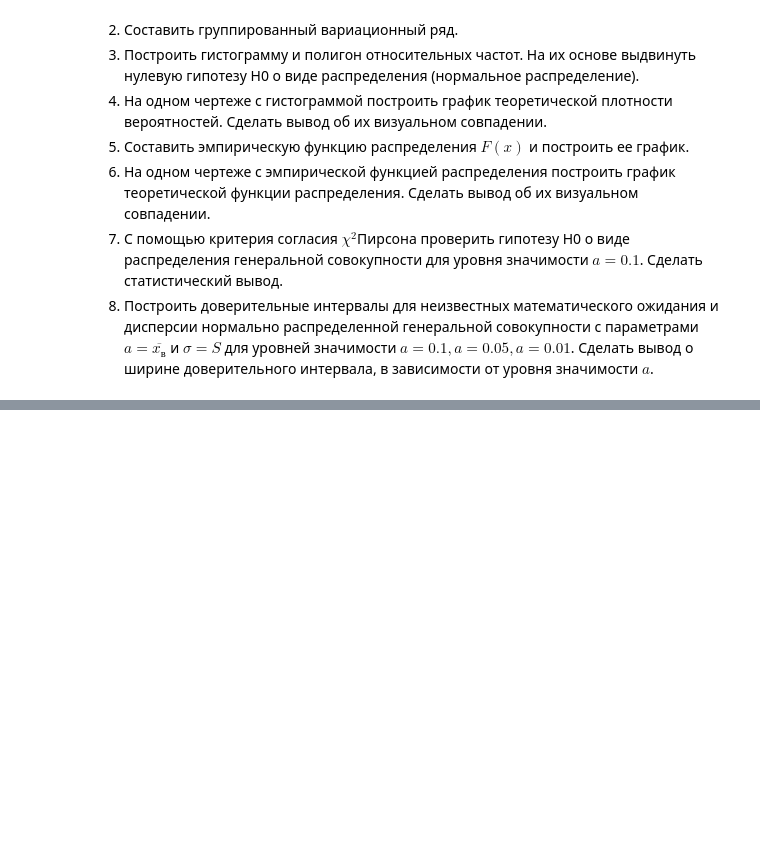
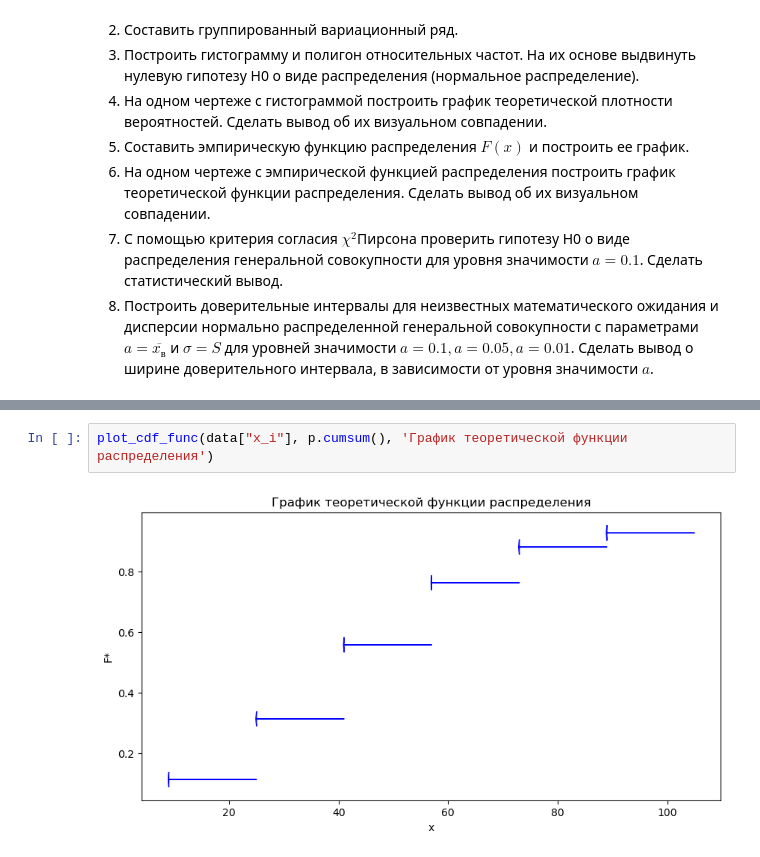
Before and after one commit to CosmDandy/Polytech-4-Sem-Statistics, a Jupyter notebook: Python/LB5/LB5_3.ipynb, the cells around one changed output, grey strips where cells are left out. Drawn from its saved outputs; the diff is of its cells as text; blank space fills up the shorter version.

```diff
--- a/Python/LB5/LB5_3.ipynb
+++ b/Python/LB5/LB5_3.ipynb
@@ -228,0 +185,4 @@ ValueError: Value of 'y' is not the name of a column in 'data_frame'. Expected o
+# %%
+plot_cdf_func(data["x_i"], p.cumsum(), 'График теоретической функции распределения')
+# %% [output]
+[figure, added]
```
Also changed, not shown: parts of 78 cells of this notebook.
